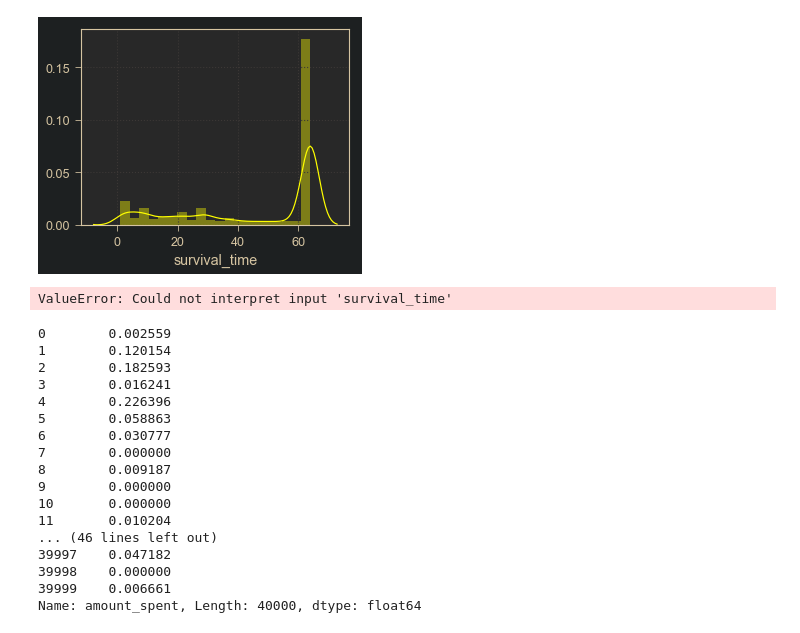
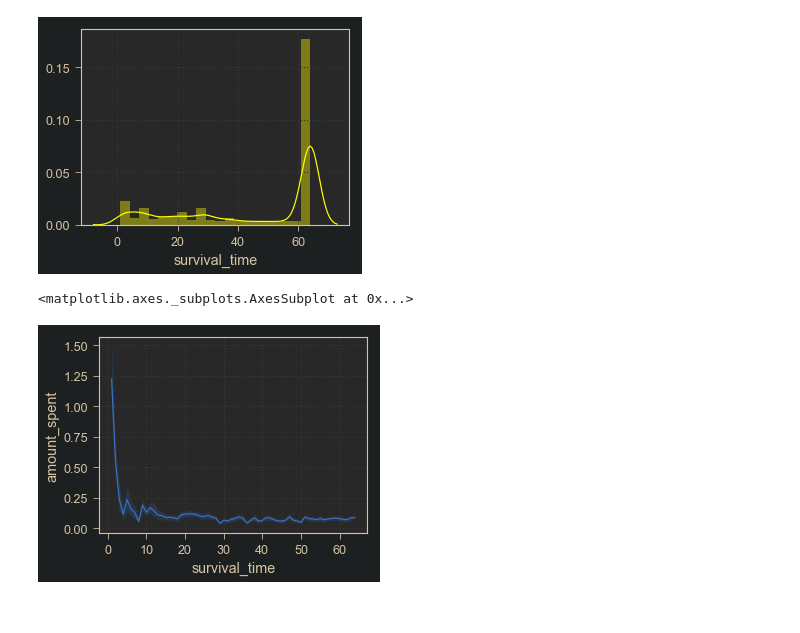
Before and after one commit to aporlo21/multicampus, a Jupyter notebook: Data_Analyse_Park2/prof_Park/bigcon01.ipynb, the cells around one changed output. Cells and saved outputs as stored; diff of their text form; code cells hidden in the pictures.

```diff
--- a/Data_Analyse_Park2/prof_Park/bigcon01.ipynb
+++ b/Data_Analyse_Park2/prof_Park/bigcon01.ipynb
@@ -148,32 +130,16 @@ sns.distplot(train_label['survival_time'], color='yellow', kde=True, bins=20)
 [figure]
 # %%
 # sns.plot(x='SurviveTime', data=label_ST)
-sns.lineplot(x=label_ST.index, y='survival_time', data=label_ST)
+sns.lineplot(x='survival_time',y='amount_spent',data=train_label)
+# 돈을 많이 쓸수론 생존기간이 짧다
 # %% [output]
-ValueError: Could not interpret input 'survival_time'
+<matplotlib.axes._subplots.AxesSubplot at 0x...>
+[figure, added]
 # %%
 # plt.plot(train_label['survival_time'],embedded-picture))
 # plt.ylim(0,)
 # plt.show
 # %%
 label_AS=train_label.amount_spent # 일별 평균 결제액
-label_AS
+# label_AS
-# %% [output]
-0        0.002559
-1        0.120154
-2        0.182593
-3        0.016241
-4        0.226396
-5        0.058863
-6        0.030777
-7        0.000000
-8        0.009187
-9        0.000000
-10       0.000000
-11       0.010204
-... (46 lines left out)
-39997    0.047182
-39998    0.000000
-39999    0.006661
-Name: amount_spent, Length: 40000, dtype: float64
 # %%
```
Also changed, not shown: parts of 5 cells of this notebook, 2 other files.
